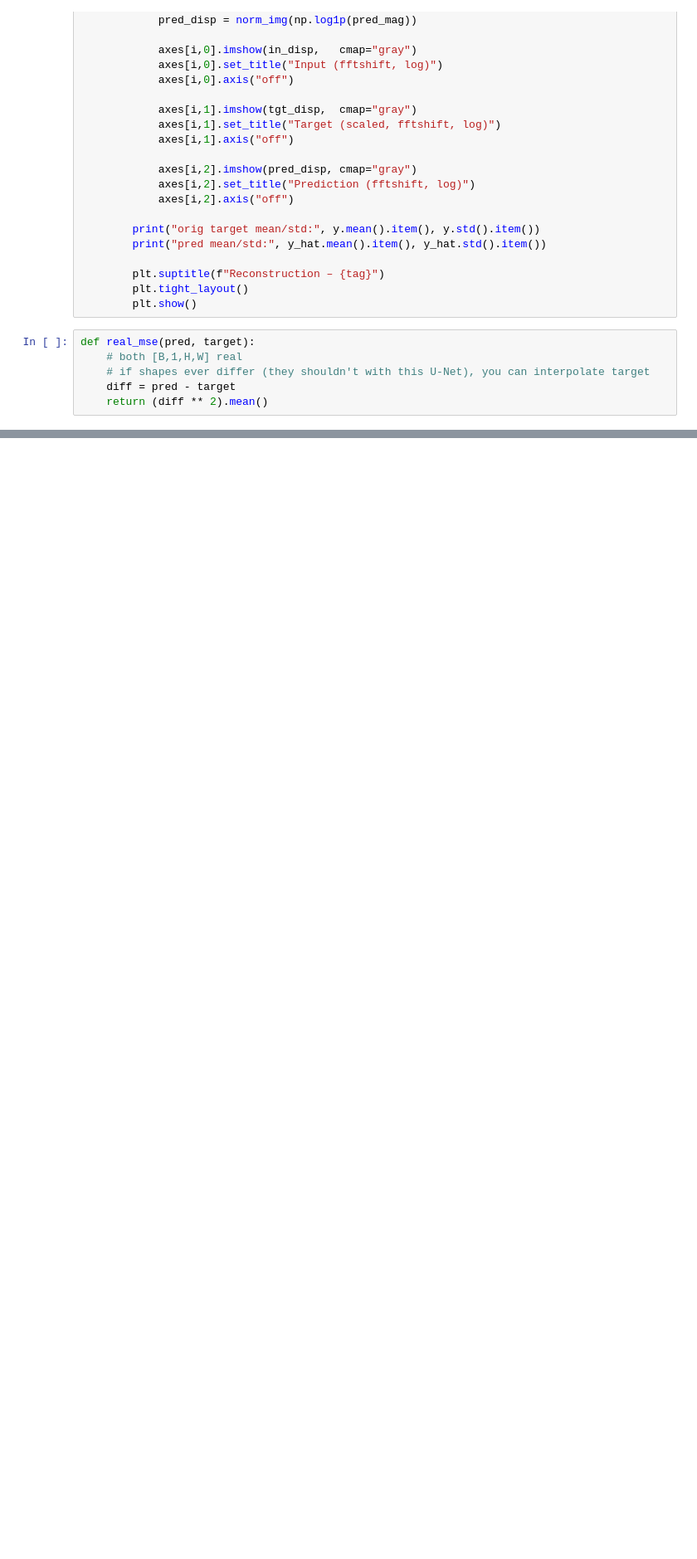
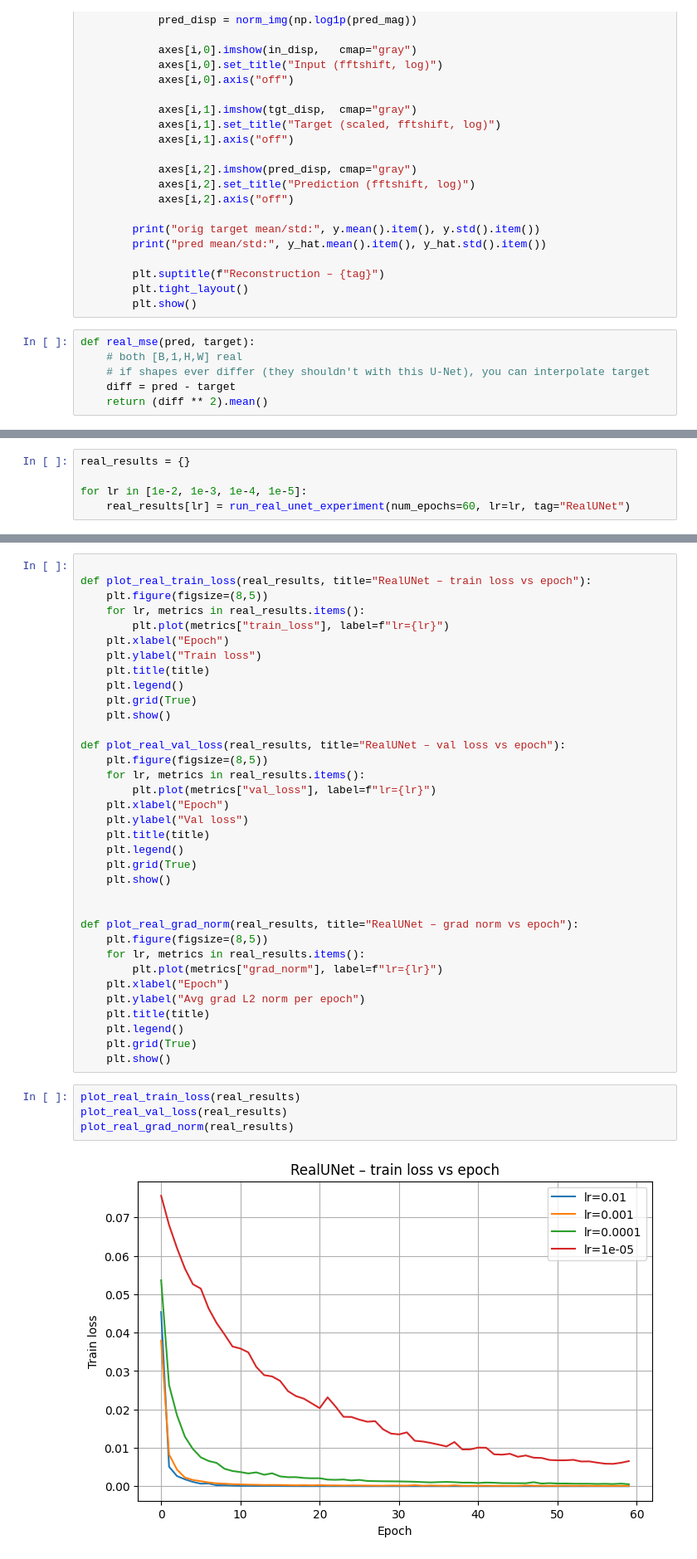
Before and after one commit to sjeastwood/CMPT981_CVNN, a Jupyter notebook: FASTMRI_cnn.ipynb, the cells around one changed output, grey strips where cells are left out. Shown at 83% size. Saved outputs shown, nothing was run; the diff lists cells and outputs as text; blank space fills up the shorter version.

```diff
--- a/FASTMRI_cnn.ipynb
+++ b/FASTMRI_cnn.ipynb
@@ -836,0 +1009,5 @@ visualize_reconstruction_scaled_real(real_model, rv_val_loader, num_samples=3, t
+# %%
+real_results = {}
+
+for lr in [1e-2, 1e-3, 1e-4, 1e-5]:
+    real_results[lr] = run_real_unet_experiment(num_epochs=60, lr=lr, tag="RealUNet")
@@ -836,0 +1030,41 @@ visualize_reconstruction_scaled_real(real_model, rv_val_loader, num_samples=3, t
+# %%
+
+def plot_real_train_loss(real_results, title="RealUNet – train loss vs epoch"):
+    plt.figure(figsize=(8,5))
+    for lr, metrics in real_results.items():
+        plt.plot(metrics["train_loss"], label=f"lr={lr}")
+    plt.xlabel("Epoch")
+    plt.ylabel("Train loss")
+    plt.title(title)
+    plt.legend()
+    plt.grid(True)
+    plt.show()
+
+def plot_real_val_loss(real_results, title="RealUNet – val loss vs epoch"):
+    plt.figure(figsize=(8,5))
+    for lr, metrics in real_results.items():
+        plt.plot(metrics["val_loss"], label=f"lr={lr}")
+    plt.xlabel("Epoch")
+    plt.ylabel("Val loss")
+    plt.title(title)
+    plt.legend()
+    plt.grid(True)
+    plt.show()
+
+
+def plot_real_grad_norm(real_results, title="RealUNet – grad norm vs epoch"):
+    plt.figure(figsize=(8,5))
+    for lr, metrics in real_results.items():
+        plt.plot(metrics["grad_norm"], label=f"lr={lr}")
+    plt.xlabel("Epoch")
+    plt.ylabel("Avg grad L2 norm per epoch")
+    plt.title(title)
+    plt.legend()
+    plt.grid(True)
+    plt.show()
+# %%
+plot_real_train_loss(real_results)
+plot_real_val_loss(real_results)
+plot_real_grad_norm(real_results)
+# %% [output]
+[figure, added]
```
Also changed, not shown: parts of 20 cells of this notebook, 2 other files.
